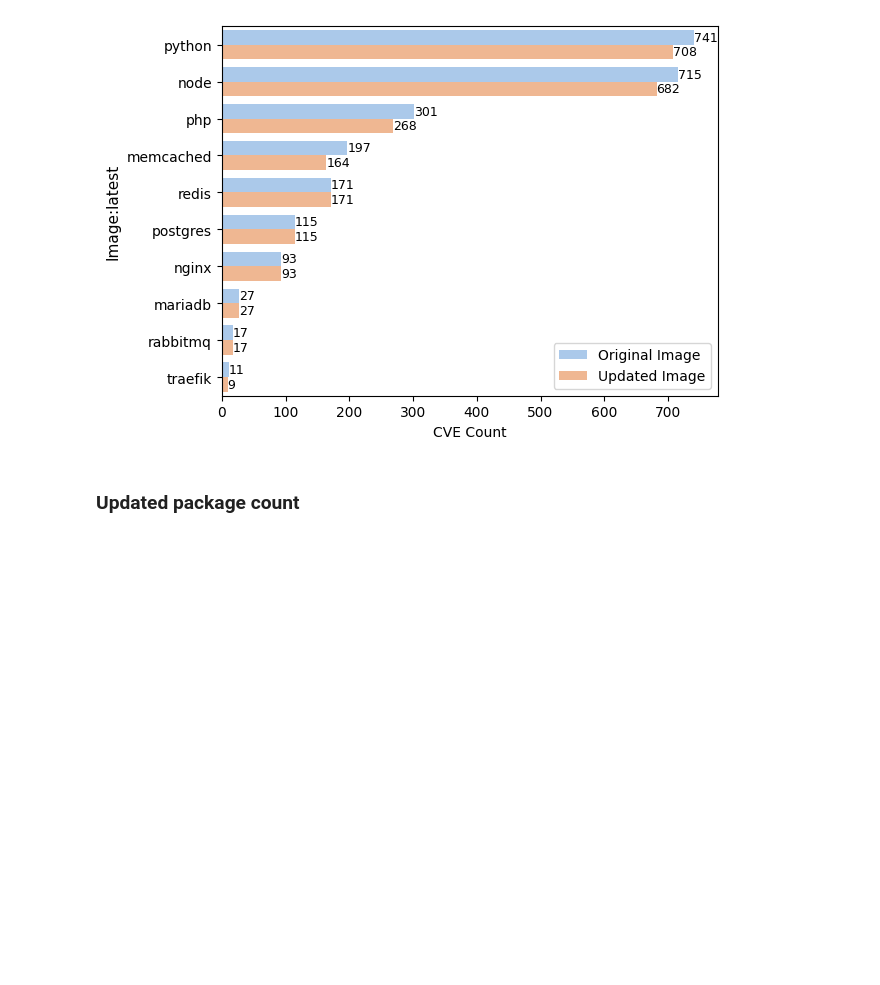
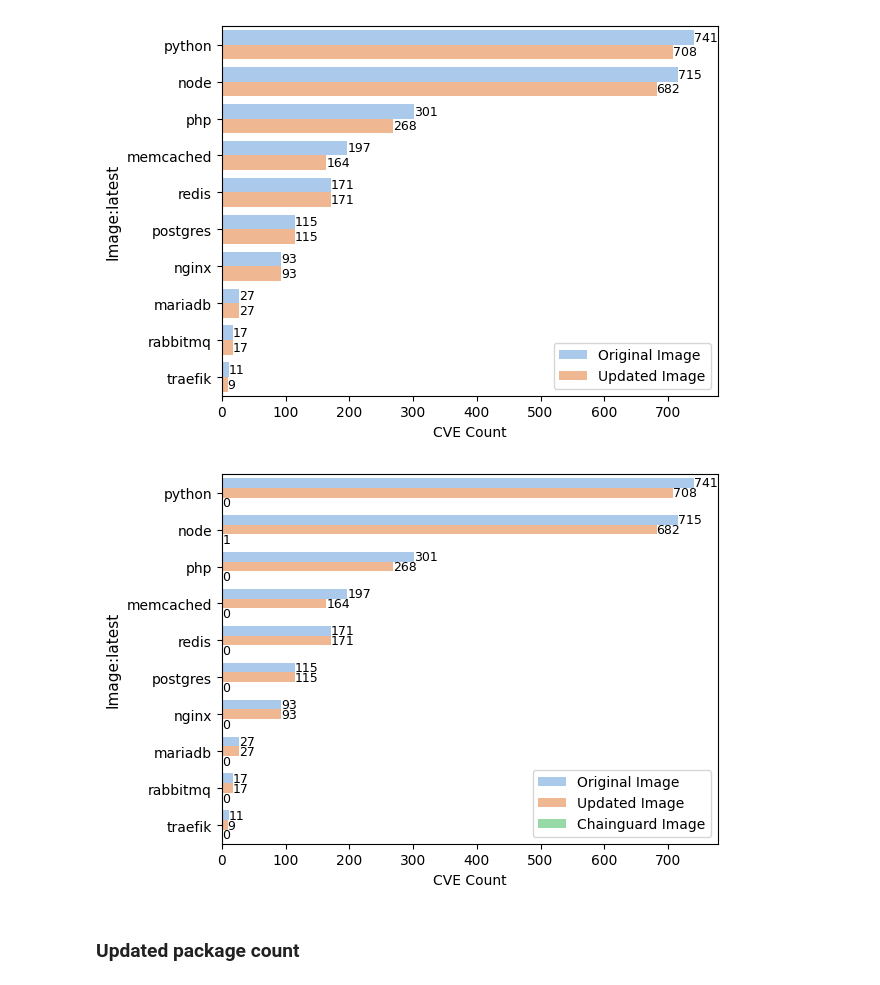
Before and after one commit to tdunlap607/docker_vs_cg, a Jupyter notebook: scripts/cve_analysis.ipynb, the cells around one changed output. Saved outputs shown, nothing was run; the diff lists cells and outputs as text; code cells hidden in the pictures; blank space fills up the shorter version.

Commit message:
Added a CG count to the CVE analysis graph

```diff
--- a/scripts/cve_analysis.ipynb
+++ b/scripts/cve_analysis.ipynb
@@ -575,6 +575,64 @@ plt.xlabel('CVE Count', fontsize=10)
 plt.show()
 # %% [output]
 [figure]
+# %%
+# generate package counts for original Docker image
+packages = vulns[(vulns['image_type']=='original')&(vulns['type']!="")].image.value_counts().reset_index(drop=False)
+packages["image_type"] = "Original Image"
+
+# generate package counts for Chainguard image
+packages_updated = vulns[(vulns['image_type']=='updated')&(vulns['type']!="")].image.value_counts().reset_index(drop=False)
+packages_updated["image_type"] = "Updated Image"
+# Remove -cg from image so we can plot together
+packages_updated['image'] = packages_updated.apply(lambda x: x['image'].replace("-updated", ""), axis=1)
+
+# generate package counts for Chainguard image
+packages_cg = vulns[(vulns['image_type']=='cg')&(vulns['type']!="")].image.value_counts().reset_index(drop=False)
+packages_cg["image_type"] = "Chainguard Image"
+# Remove -cg from image so we can plot together
+packages_cg['image'] = packages_cg.apply(lambda x: x['image'].replace("-cg", ""), axis=1)
+
+packages_cg = packages_cg.merge(packages[['image']],
+                                on='image',
+                                how='outer')
+
+packages_cg['image_type'] = "Chainguard Image"
+
+packages_cg = packages_cg.fillna(0)
+
+
+# # generate package counts for Chainguard image
+# packages_cg = vulns[(vulns['image_type']=='cg')&(vulns['type']!="")].image.value_counts().reset_index(drop=False)
+# packages_cg["image_type"] = "Updated Image"
+# # Remove -cg from image so we can plot together
+# packages_cg['image'] = packages_updated.apply(lambda x: x['image'].replace("-updated", ""), axis=1)
+
+# combine the packages to a single DF
+combined_packages = pd.concat([packages, packages_updated]).reset_index(drop=True)
+
+combined_packages = pd.concat([combined_packages, packages_cg]).reset_index(drop=True)
+
+
+
+# generate the barplot
+ax = sns.barplot(
+    data=combined_packages, x="count", y="image", hue="image_type",
+    palette="pastel"
+)
+
+# Add package counts to each bar
+for i in ax.containers:
+    ax.bar_label(i, fontsize=9)
+
+# Set label size/location
+ax.legend(loc='best', fontsize=10)
+
+# Adjust x/y labels
+plt.ylabel('Image:latest', fontsize=11)
+plt.xlabel('CVE Count', fontsize=10)
+plt.show()
+# %% [output]
+[figure, added]
 # %% [markdown]
 ### Updated package count
 # %%
```
Also changed, not shown: parts of 2 cells of this notebook.
